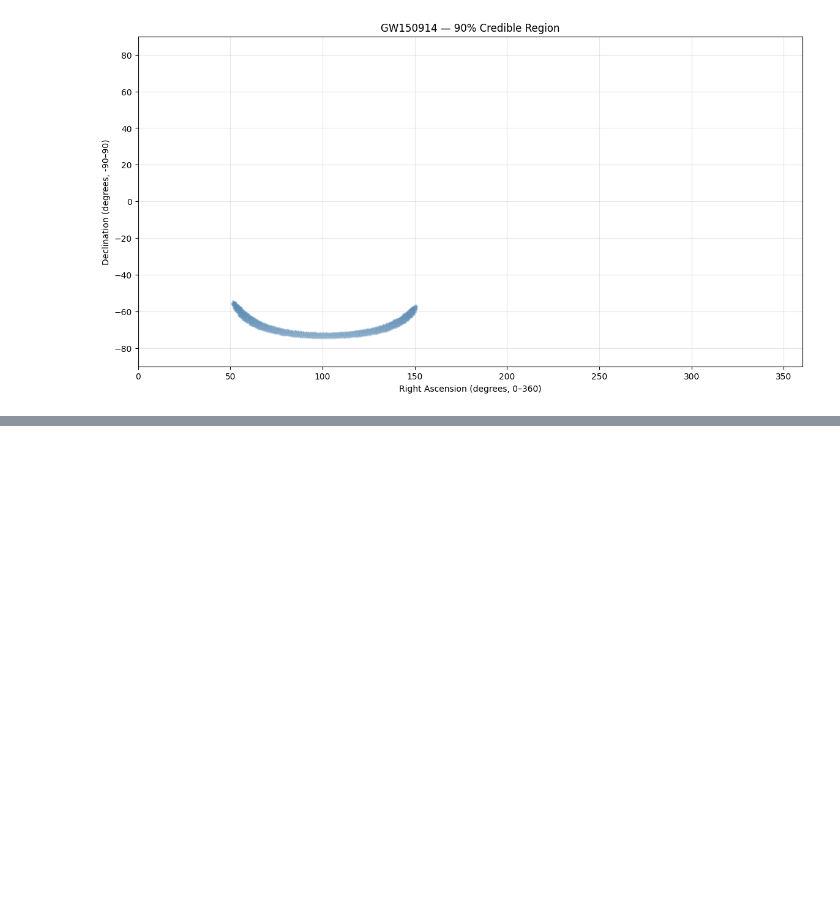
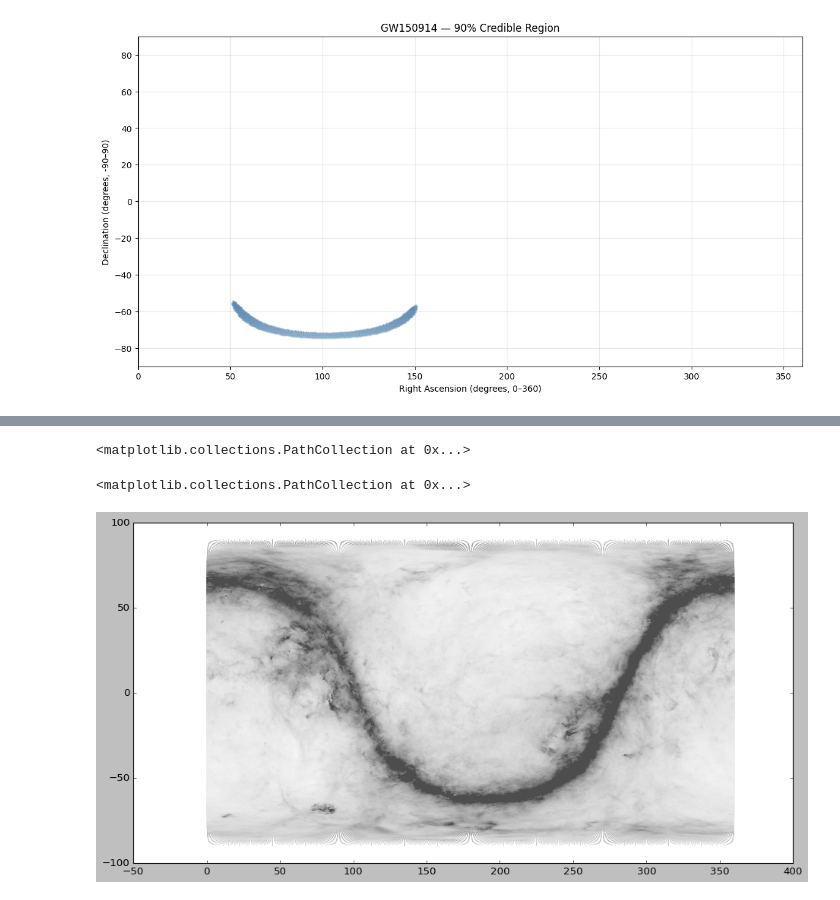
Before and after one commit to ZoeyZhu2/BBH-Visualization, a Jupyter notebook: bbh_visualization.ipynb, the cells around one changed output, grey strips where cells are left out. Saved outputs shown, nothing was run; the diff lists cells and outputs as text; code cells hidden in the pictures; blank space fills up the shorter version.

Commit message:
Idk why BBH events are all black, but I made a separate dust map for now with SFD dust map.
Will use hydrogen column densities later

```diff
--- a/bbh_visualization.ipynb
+++ b/bbh_visualization.ipynb
@@ -432,39 +474,40 @@ dustmaps.sfd.fetch()
 # %%
 #Cell 12: overlay milky way
-
-# Cell 12: overlay milky way (run fetch in a separate cell first)
-
 # Sample the dust map at every HEALPix pixel center
-nside = 128
+nside = 512  # Higher resolution for better dust map detail
 npix  = hp.nside2npix(nside)
 theta, phi = hp.pix2ang(nside, np.arange(npix))
 
 ra  = np.degrees(phi)
 dec = 90 - np.degrees(theta)
 
 # Query SFD dust map
 coords = SkyCoord(ra=ra * u.deg, dec=dec * u.deg, frame='icrs')
 sfd    = SFDQuery()
 ebv    = sfd(coords)
 
-# Normalize
+# Normalize and create alpha values
 ebv_clipped = np.clip(ebv, 0, 1.5)
 alpha_vals  = (ebv_clipped / 1.5) ** 0.5
 
-# Draw in bins — workaround for matplotlib's scalar-only alpha
-n_bins = 20
-for i in range(n_bins):
-    lo   = i / n_bins
-    hi   = (i + 1) / n_bins
-    mask = (alpha_vals >= lo) & (alpha_vals < hi)
-    if mask.sum() == 0:
-        continue
-    plt.scatter(
-        ra[mask], dec[mask],
-        s=0.05,
-        c='white',
-        alpha=float((lo + hi) / 2),  # scalar alpha for this bin
-        linewidths=0
-    )
+# Plot dust map with gradient: white (no dust) → light gray (medium) → dark gray (high dust)
+mask = alpha_vals > 0.01  # Only plot pixels with meaningful dust
+# Map dust to grayscale: 1.0 (white) for no dust, 0.3 (dark gray) for high dust
+gray_values = 1.0 - 0.7 * alpha_vals[mask]
+colors_dust = np.repeat(gray_values[:, np.newaxis], 3, axis=1)
 
+plt.figure(figsize=(14, 7))
+plt.scatter(
+    ra[mask], dec[mask],
+    s=1.0,
+    c=colors_dust,
+    linewidths=0,
+    rasterized=True
+)
 plt.show()
+
+#eventually put this with the bbh events
+# %% [output]
+<matplotlib.collections.PathCollection at 0x...>
+<matplotlib.collections.PathCollection at 0x...>
+[figure, added]
```
Also changed, not shown: parts of 3 cells of this notebook.
